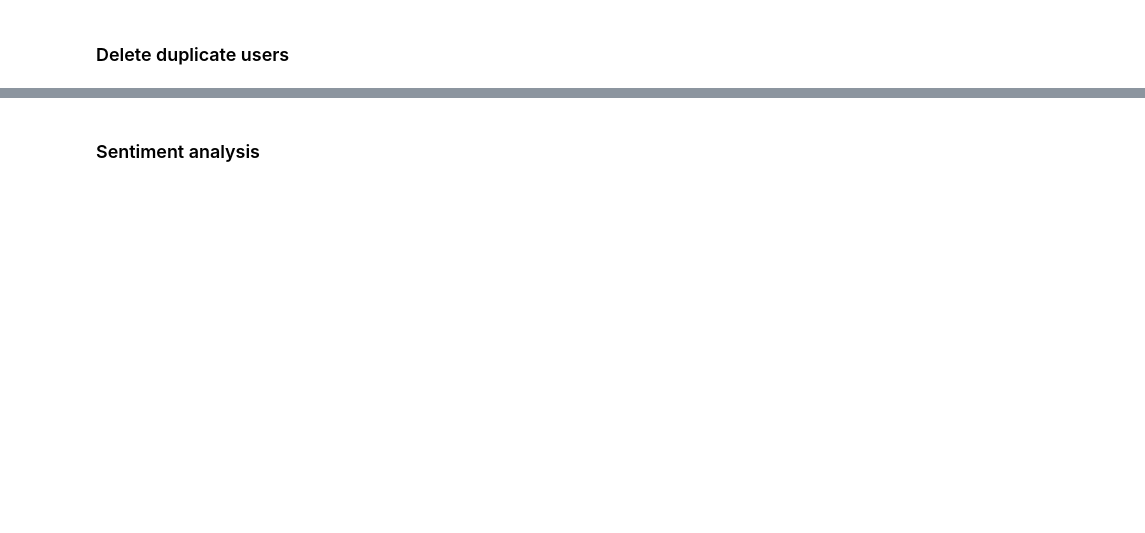
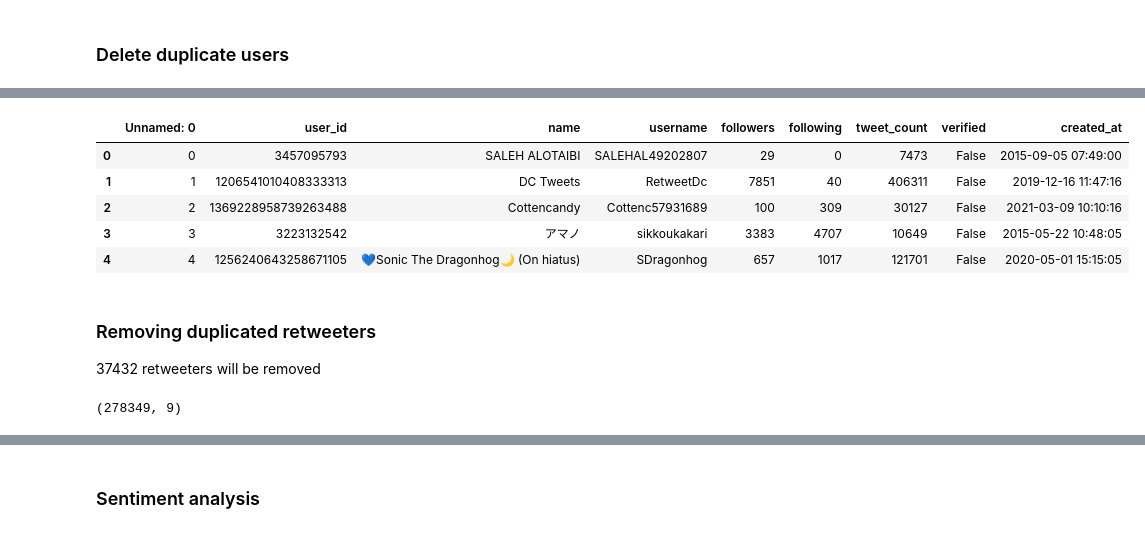
Before and after one commit to MiguelDordio/InformationFlow, a Jupyter notebook: Twitter/analysis/prepare_final_dataset.ipynb, the cells around one changed output, grey strips where cells are left out. Drawn from its saved outputs; the diff is of its cells as text; code cells hidden in the pictures; blank space fills up the shorter version.

```diff
--- a/Twitter/analysis/prepare_final_dataset.ipynb
+++ b/Twitter/analysis/prepare_final_dataset.ipynb
@@ -165,0 +108,17 @@ users_tweets_df.head(5)
+# %%
+df_retweeters.head()
+# %% [output]
+|  | Unnamed: 0 | user_id | name | username | followers | following | tweet_count | verified | created_at |
+| 0 | 0 | 3457095793 | SALEH ALOTAIBI | SALEHAL49202807 | 29 | 0 | 7473 | False | 2015-09-05 07:49:00 |
+| 1 | 1 | 1206541010408333313 | DC Tweets | RetweetDc | 7851 | 40 | 406311 | False | 2019-12-16 11:47:16 |
+| 2 | 2 | 1369228958739263488 | Cottencandy | Cottenc57931689 | 100 | 309 | 30127 | False | 2021-03-09 10:10:16 |
+| 3 | 3 | 3223132542 | アマノ | sikkoukakari | 3383 | 4707 | 10649 | False | 2015-05-22 10:48:05 |
+| 4 | 4 | 1256240643258671105 | 💙Sonic The Dragonhog🌙 (On hiatus) | SDragonhog | 657 | 1017 | 121701 | False | 2020-05-01 15:15:05 |
+# %% [markdown]
+### Removing duplicated retweeters
+
+37432 retweeters will be removed
+# %%
+df_retweeters.shape
+# %% [output]
+(278349, 9)
```
Also changed, not shown: parts of 57 cells of this notebook, 1 other file.
